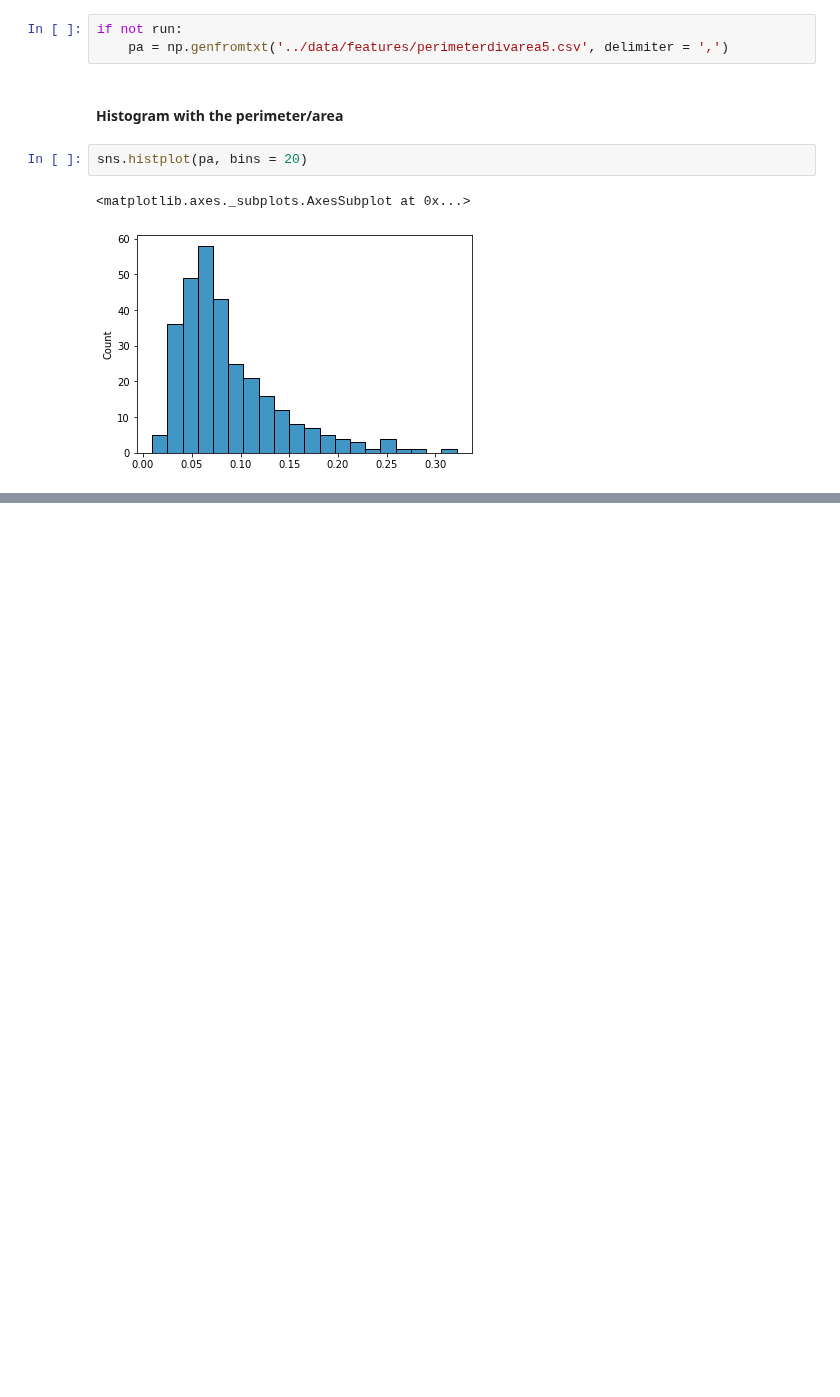
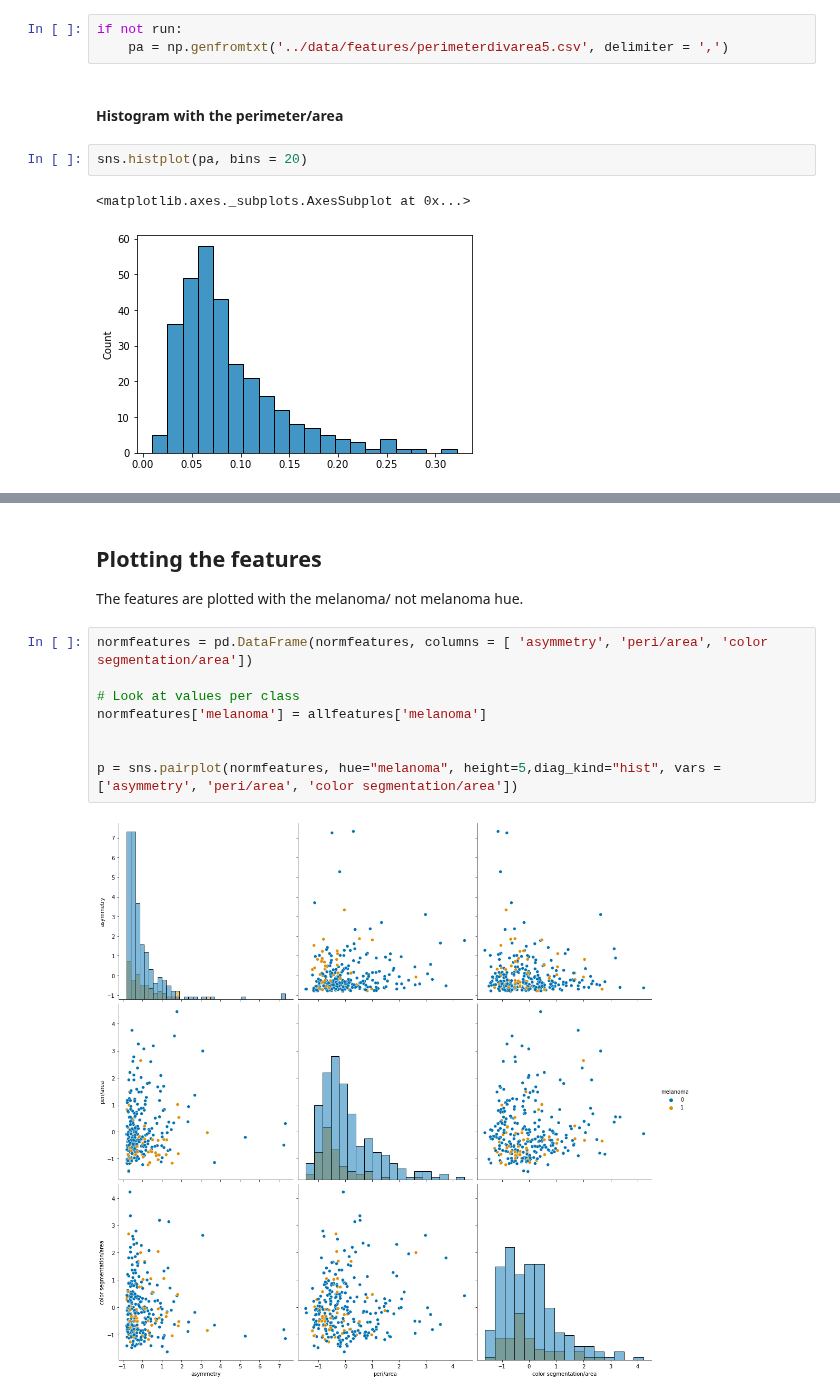
Before and after one commit to adagige/fyp2021p03g02, a Jupyter notebook: notebooks/main.ipynb, the cells around one changed output, grey strips where cells are left out. Drawn from its saved outputs; the diff is of its cells as text; blank space fills up the shorter version.

```diff
--- a/notebooks/main.ipynb
+++ b/notebooks/main.ipynb
@@ -272,0 +427,13 @@ sns.histplot(pa, bins = 20)
+# %% [markdown]
+## Plotting the features
+The features are plotted with the melanoma/ not melanoma hue.
+# %%
+normfeatures = pd.DataFrame(normfeatures, columns = [ 'asymmetry', 'peri/area', 'color segmentation/area'])
+
+# Look at values per class
+normfeatures['melanoma'] = allfeatures['melanoma']
+
+
+p = sns.pairplot(normfeatures, hue="melanoma", height=5,diag_kind="hist", vars = ['asymmetry', 'peri/area', 'color segmentation/area'])
+# %% [output]
+[figure, added]
```
Also changed, not shown: parts of 52 cells of this notebook, 7 other files.
